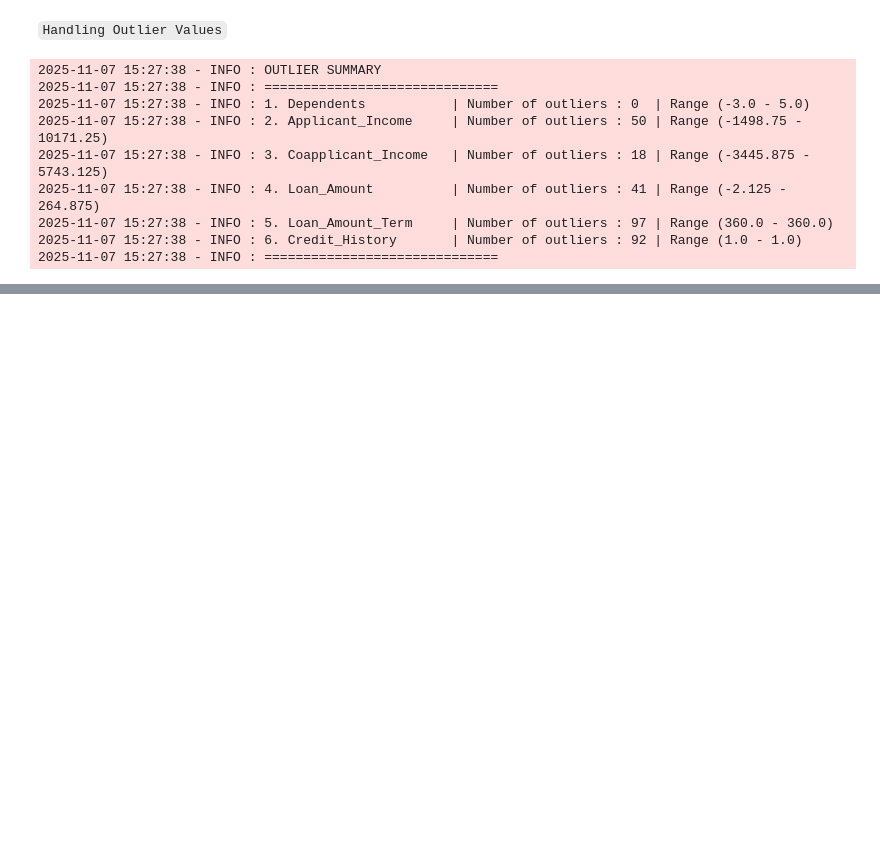
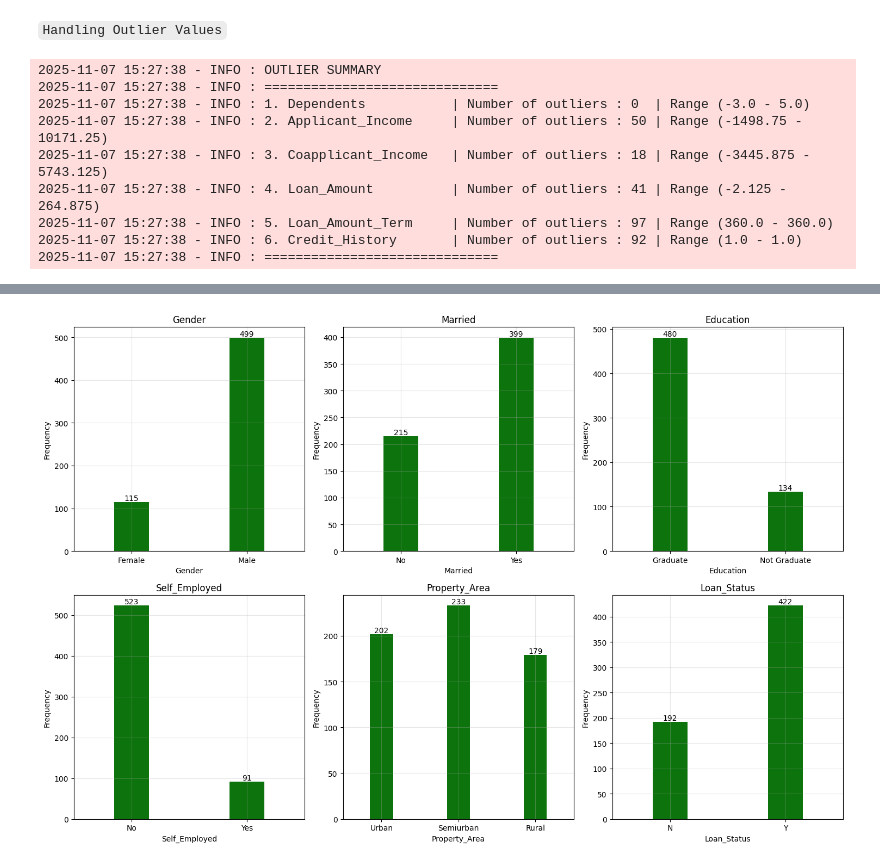
Before and after one commit to Maxwell-Selassie/Loan-Eligibility-Prediction, a Jupyter notebook: notebooks/EDA_pipeline.ipynb, the cells around one changed output, grey strips where cells are left out. Cells and saved outputs as stored; diff of their text form; code cells hidden in the pictures; blank space fills up the shorter version.

```diff
--- a/notebooks/EDA_pipeline.ipynb
+++ b/notebooks/EDA_pipeline.ipynb
@@ -243,0 +267,19 @@ log.info('='*35)
+# %%
+log.info('='*50)
+log.info('CATEGORICAL COLUMNS')
+log.info('='*50)
+
+plt.figure(figsize=(15,10))
+for i, col in enumerate(categorical_cols,1):
+    plt.subplot(2, 3, i)
+    ax = sns.countplot(data=df, x=col, gap=0.4, width=0.5, saturation=0.8, color='green')
+    for container in ax.containers:
+        ax.bar_label(container, label_type='edge')
+    ax.set_title(f'{col}')
+    ax.set_ylabel('Frequency')
+    plt.grid(True, alpha=0.3)
+plt.tight_layout()
+plt.show()
+log.info(f'Categorical columns plotting successful')
+plt.close()
+# %% [output]
@@ -243,0 +289 @@ log.info('='*35)
+[figure, added]
```
Also changed, not shown: parts of 5 cells of this notebook.
